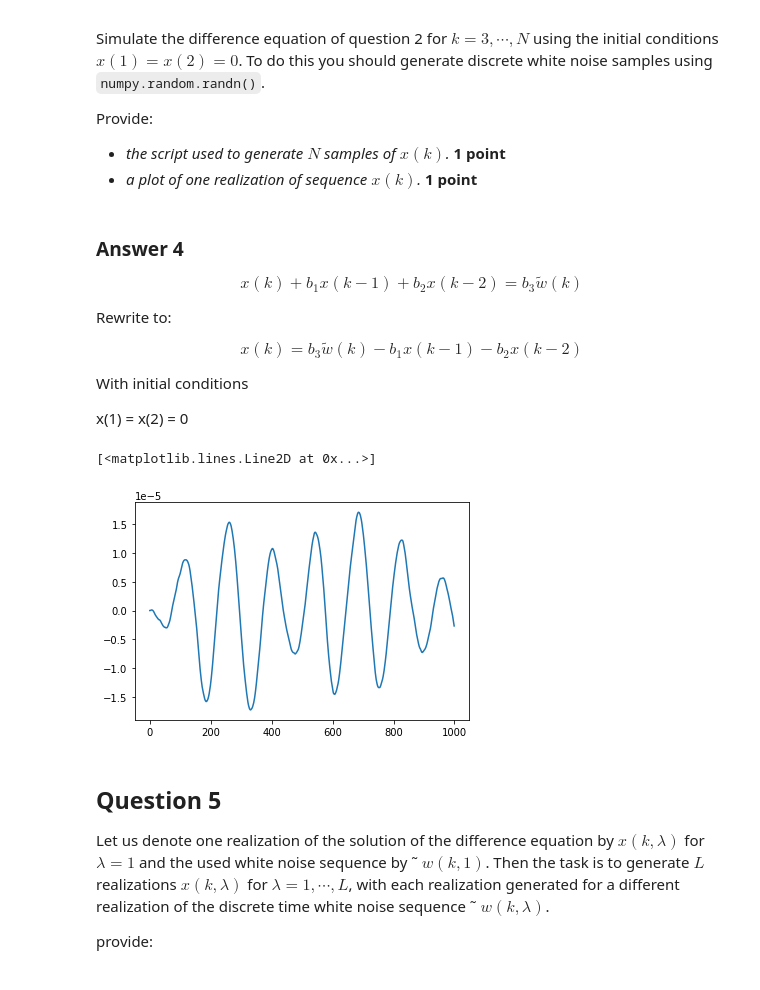
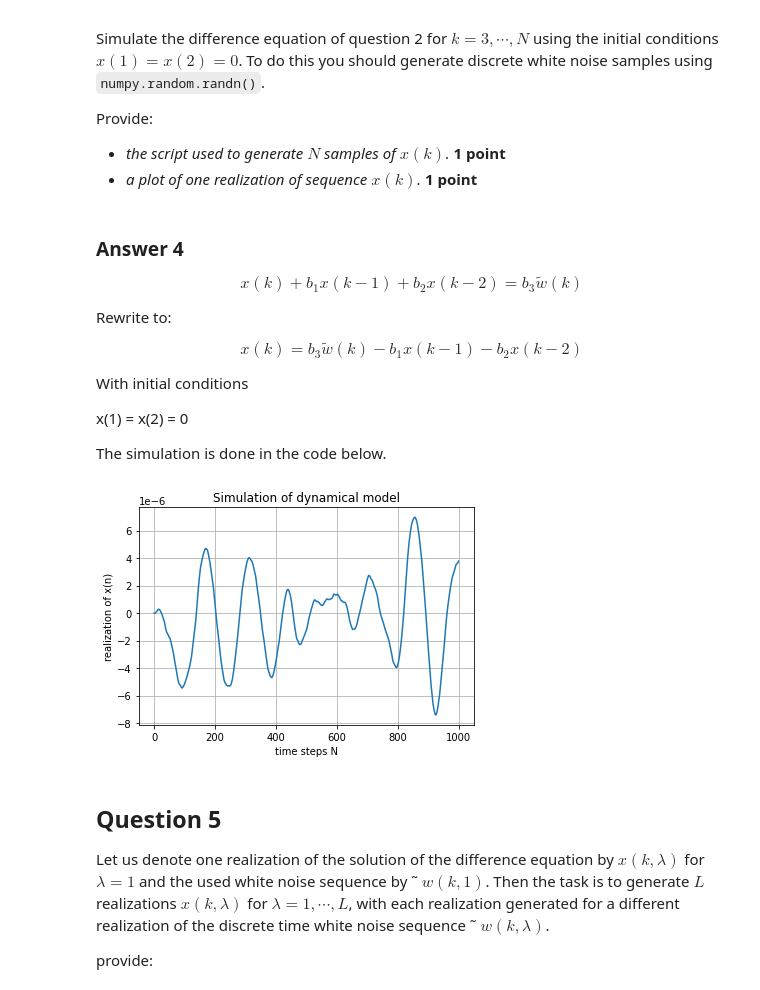
Before and after one commit to dannylooman/SC42150-SSP, a Jupyter notebook: SC42150_PythonAssignment1_Template.ipynb, the cells around one changed output. Saved outputs shown, nothing was run; the diff lists cells and outputs as text; code cells hidden in the pictures.

```diff
--- a/SC42150_PythonAssignment1_Template.ipynb
+++ b/SC42150_PythonAssignment1_Template.ipynb
@@ -91,9 +91,9 @@ N = 10^4
 delta_t = 10**-3
 omega = 3.0
 gamma = 1.0
-beta = 0.8
+beta = 0.5
 b1 = (gamma * delta_t - 2)/(1 + gamma * delta_t + omega**2 * delta_t**2)
 b2 = 1/(1 + gamma * delta_t+ omega**2 * delta_t**2)
 b3 = (beta*delta_t**2)*(math.sqrt(delta_t)) / (1 + gamma * delta_t + omega**2 * delta_t**2)
-print(b1,b2,b3)
+print(f"b1 = {b1}, b2 = {b2}, b3 = {b3}")
 # %% [output]
@@ -160,23 +164,29 @@ $$ x(k)  = b_3 \tilde{w}(k) - b_1 x(k-1) - b_2 x(k-2)$$
 With initial conditions
 
 x(1) = x(2) = 0
+
+The simulation is done in the code below.
 # %%
 #initial conditions
 N = 1000 #Number of Samples
 x = np.zeros(N)
 x[0] = 0
 x[1] = 0
 omega = np.random.randn(N)
 
 for k in range(2,N):
     x[k]  = b3*omega[k] - b1*x[k-1] - b2*x[k-2]
 
-#fig = plt.figure()
-# plot the x
-plt.plot(x)
+t = np.arange(0, N, 1)
+fig = plt.figure(1)
+ax = plt.subplot()
+ax.plot(t, x)
+ax.set(xlabel='time steps N', ylabel='realization of x(n)',
+       title='Simulation of dynamical model')
+ax.grid()
+plt.show()
 # %% [output]
-[<matplotlib.lines.Line2D at 0x...>]
-[figure, old version]
+[figure, new version]
 # %% [markdown]
 ## Question 5
 
```
Also changed, not shown: parts of 12 cells of this notebook, 1 other file.
